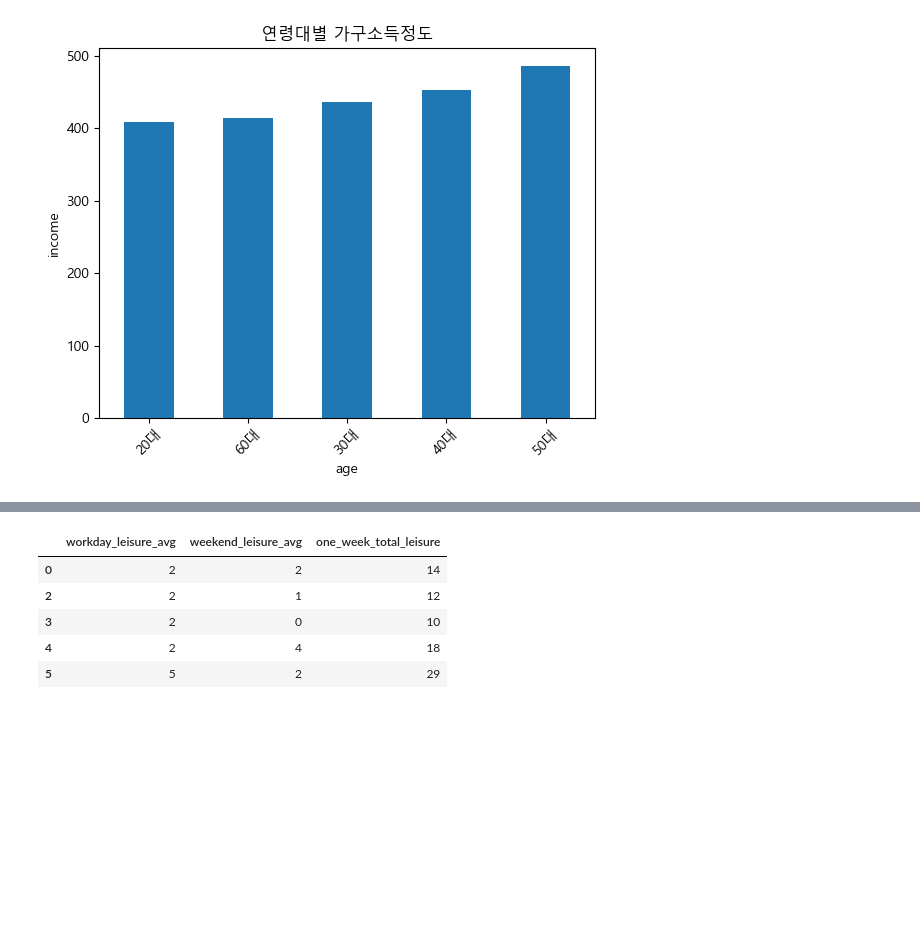
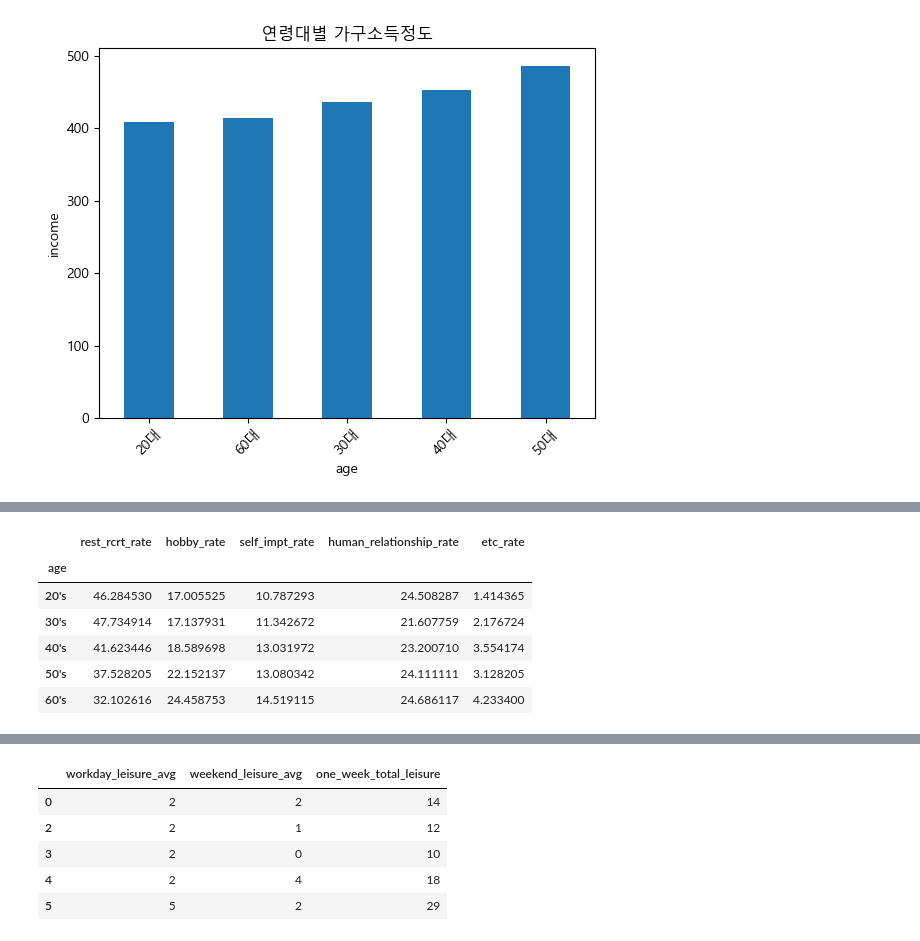
Before and after one commit to yugyeong1/streamlit_leisure_app, a Jupyter notebook: leisure_data.ipynb, the cells around one changed output, grey strips where cells are left out. Cells and saved outputs as stored; diff of their text form; code cells hidden in the pictures; blank space fills up the shorter version.

```diff
--- a/leisure_data.ipynb
+++ b/leisure_data.ipynb
@@ -287,3 +273,17 @@ plt.show()
+# %%
+heatmap_data = leisure_data.groupby('age')[['rest_rcrt_rate','hobby_rate','self_impt_rate','human_relationship_rate','etc_rate']].mean().reset_index()
+# %%
+heatmap_data['age'] = heatmap_data['age'].str.replace('대',"'s")
+# %%
+heatmap_data.set_index('age')
+# %% [output]
+|  | rest_rcrt_rate | hobby_rate | self_impt_rate | human_relationship_rate | etc_rate |
+| age |  |  |  |  |  |
+| 20's | 46.284530 | 17.005525 | 10.787293 | 24.508287 | 1.414365 |
+| 30's | 47.734914 | 17.137931 | 11.342672 | 21.607759 | 2.176724 |
+| 40's | 41.623446 | 18.589698 | 13.031972 | 23.200710 | 3.554174 |
+| 50's | 37.528205 | 22.152137 | 13.080342 | 24.111111 | 3.128205 |
+| 60's | 32.102616 | 24.458753 | 14.519115 | 24.686117 | 4.233400 |
 # %%
 leisure_data[leisure_data['age'] == '20대']['now_leisure_spend'].value_counts().to_frame()
 # %%
```
Also changed, not shown: parts of 20 cells of this notebook, 1 other file.
